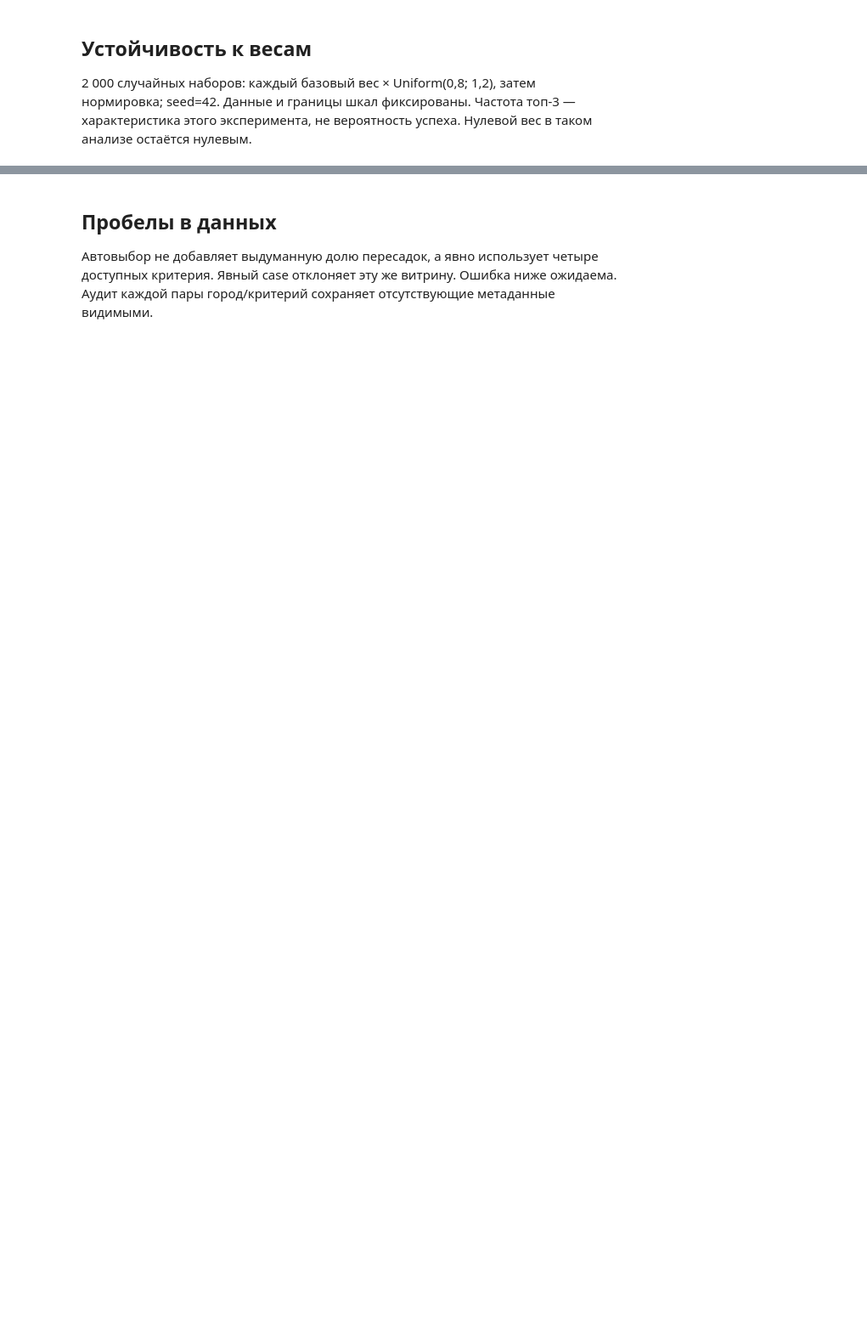
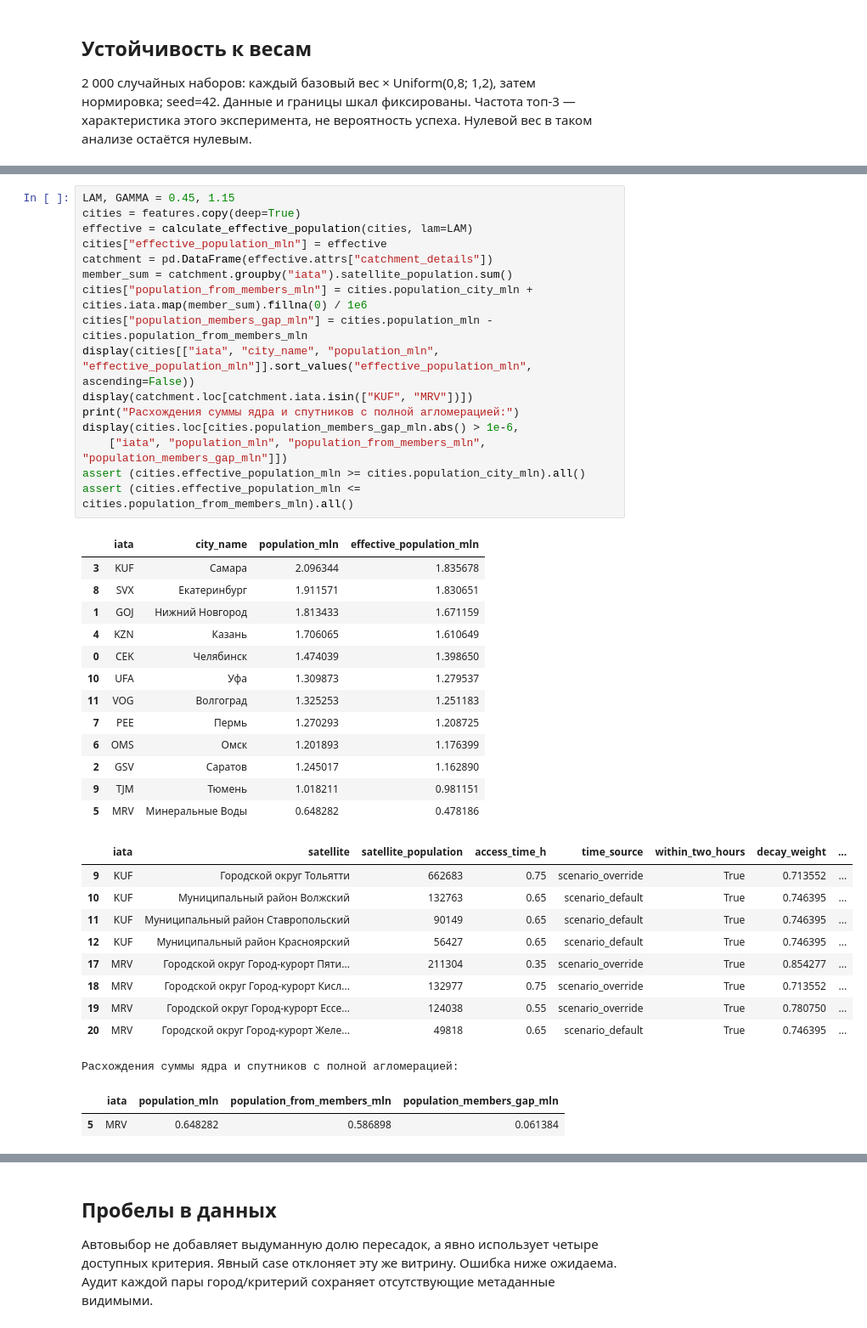
Before and after one commit to Prepodavately/RedWings__hackathon, a Jupyter notebook: notebooks/02_scoring_check.ipynb, the cells around one changed output, grey strips where cells are left out. Shown at 85% size. Saved outputs shown, nothing was run; the diff lists cells and outputs as text; blank space fills up the shorter version.

```diff
--- a/notebooks/02_scoring_check.ipynb
+++ b/notebooks/02_scoring_check.ipynb
@@ -153,0 +173,42 @@ assert p2p_stability.top3_frequency.sum() == 3.0
+# %%
+LAM, GAMMA = 0.45, 1.15
+cities = features.copy(deep=True)
+effective = calculate_effective_population(cities, lam=LAM)
+cities["effective_population_mln"] = effective
+catchment = pd.DataFrame(effective.attrs["catchment_details"])
+member_sum = catchment.groupby("iata").satellite_population.sum()
+cities["population_from_members_mln"] = cities.population_city_mln + cities.iata.map(member_sum).fillna(0) / 1e6
+cities["population_members_gap_mln"] = cities.population_mln - cities.population_from_members_mln
+display(cities[["iata", "city_name", "population_mln", "effective_population_mln"]].sort_values("effective_population_mln", ascending=False))
+display(catchment.loc[catchment.iata.isin(["KUF", "MRV"])])
+print("Расхождения суммы ядра и спутников с полной агломерацией:")
+display(cities.loc[cities.population_members_gap_mln.abs() > 1e-6,
+    ["iata", "population_mln", "population_from_members_mln", "population_members_gap_mln"]])
+assert (cities.effective_population_mln >= cities.population_city_mln).all()
+assert (cities.effective_population_mln <= cities.population_from_members_mln).all()
+# %% [output]
+|  | iata | city_name | population_mln | effective_population_mln |
+| 3 | KUF | Самара | 2.096344 | 1.835678 |
+| 8 | SVX | Екатеринбург | 1.911571 | 1.830651 |
+| 1 | GOJ | Нижний Новгород | 1.813433 | 1.671159 |
+| 4 | KZN | Казань | 1.706065 | 1.610649 |
+| 0 | CEK | Челябинск | 1.474039 | 1.398650 |
+| 10 | UFA | Уфа | 1.309873 | 1.279537 |
+| 11 | VOG | Волгоград | 1.325253 | 1.251183 |
+| 7 | PEE | Пермь | 1.270293 | 1.208725 |
+| 6 | OMS | Омск | 1.201893 | 1.176399 |
+| 2 | GSV | Саратов | 1.245017 | 1.162890 |
+| 9 | TJM | Тюмень | 1.018211 | 0.981151 |
+| 5 | MRV | Минеральные Воды | 0.648282 | 0.478186 |
+|  | iata | satellite | satellite_population | access_time_h | time_source | within_two_hours | decay_weight | ... |
+| 9 | KUF | Городской округ Тольятти | 662683 | 0.75 | scenario_override | True | 0.713552 | ... |
+| 10 | KUF | Муниципальный район Волжский | 132763 | 0.65 | scenario_default | True | 0.746395 | ... |
+| 11 | KUF | Муниципальный район Ставропольский | 90149 | 0.65 | scenario_default | True | 0.746395 | ... |
+| 12 | KUF | Муниципальный район Красноярский | 56427 | 0.65 | scenario_default | True | 0.746395 | ... |
+| 17 | MRV | Городской округ Город-курорт Пяти... | 211304 | 0.35 | scenario_override | True | 0.854277 | ... |
+| 18 | MRV | Городской округ Город-курорт Кисл... | 132977 | 0.75 | scenario_override | True | 0.713552 | ... |
+| 19 | MRV | Городской округ Город-курорт Ессе... | 124038 | 0.55 | scenario_override | True | 0.780750 | ... |
+| 20 | MRV | Городской округ Город-курорт Желе... | 49818 | 0.65 | scenario_default | True | 0.746395 | ... |
+Расхождения суммы ядра и спутников с полной агломерацией:
+|  | iata | population_mln | population_from_members_mln | population_members_gap_mln |
+| 5 | MRV | 0.648282 | 0.586898 | 0.061384 |
```
Also changed, not shown: parts of 12 cells of this notebook, 30 other files.
